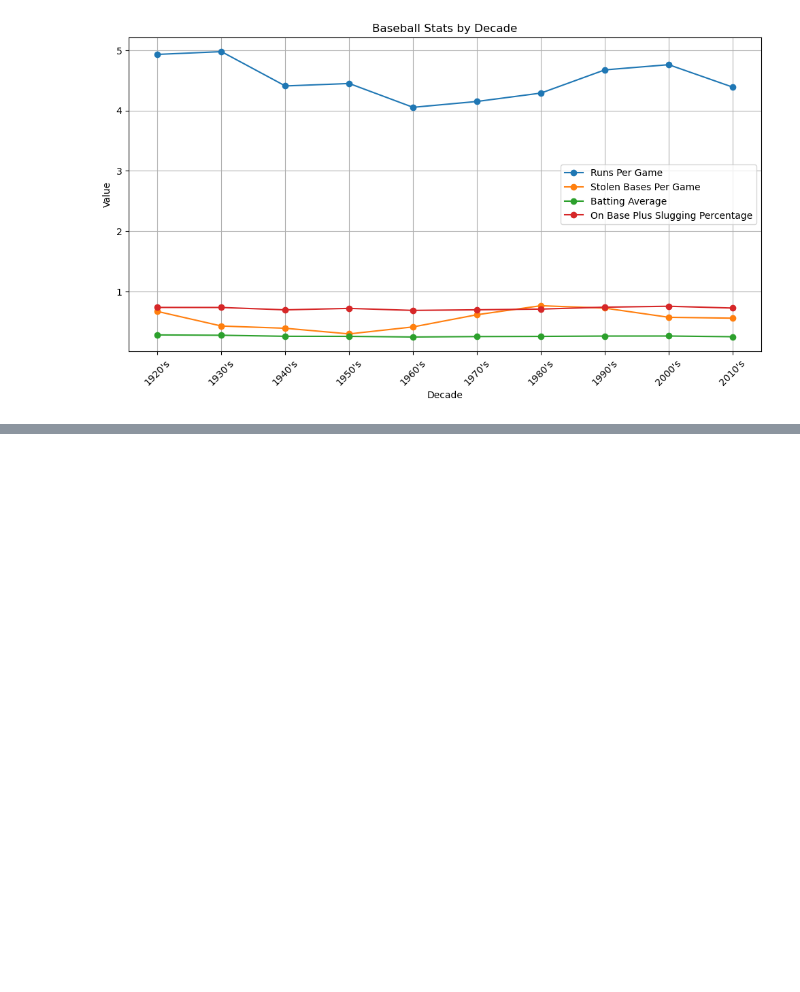
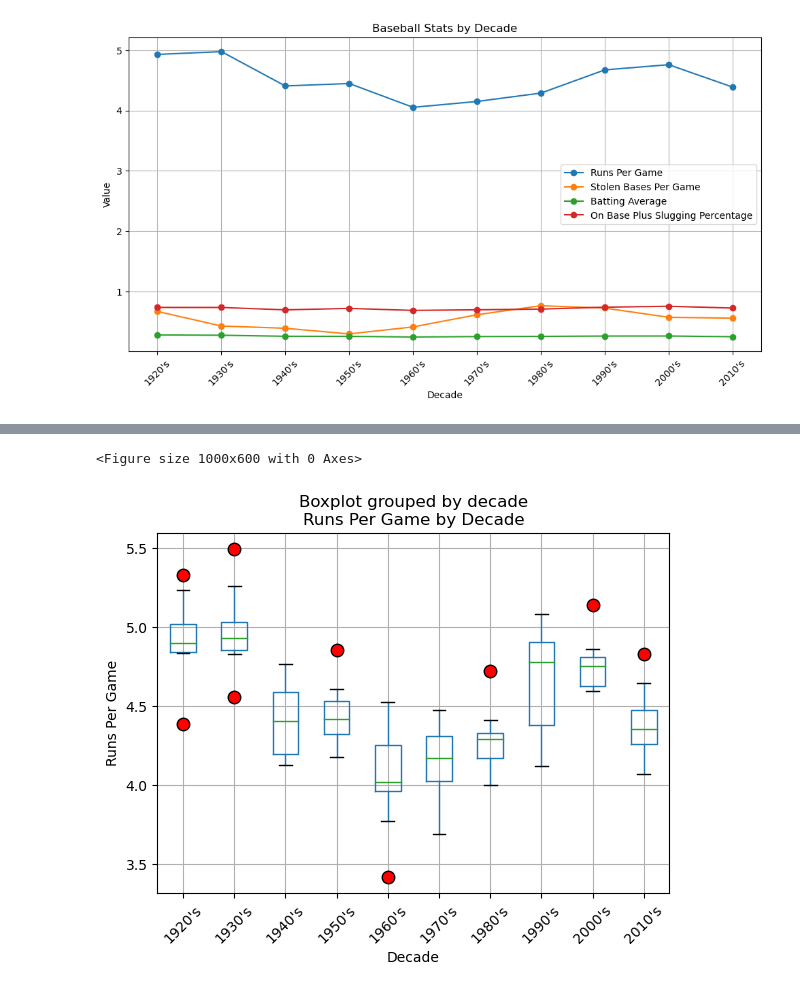
Before and after one commit to digital-buddha42/Baseball-Run-Correlations, a Jupyter notebook: Baseball Project.ipynb, the cells around one changed output, grey strips where cells are left out. Cells and saved outputs as stored; diff of their text form; code cells hidden in the pictures; blank space fills up the shorter version.

```diff
--- a/Baseball Project.ipynb
+++ b/Baseball Project.ipynb
@@ -431,0 +422,12 @@ plt.show()
+# %%
+plt.figure(figsize=(10, 6))  # Optional: Set the plot size
+flierprops = dict(marker = "o", markerfacecolor = "r", markersize = 9)
+reduced_hitting_df.boxplot(column='runs_per_game_new', by='decade', flierprops = flierprops)
+plt.xlabel('Decade')
+plt.xticks(rotation=45)
+plt.ylabel('Runs Per Game')
+plt.title('Runs Per Game by Decade')
+plt.show()
+# %% [output]
+<Figure size 1000x600 with 0 Axes>
+[figure, added]
```
Also changed, not shown: parts of 25 cells of this notebook.
